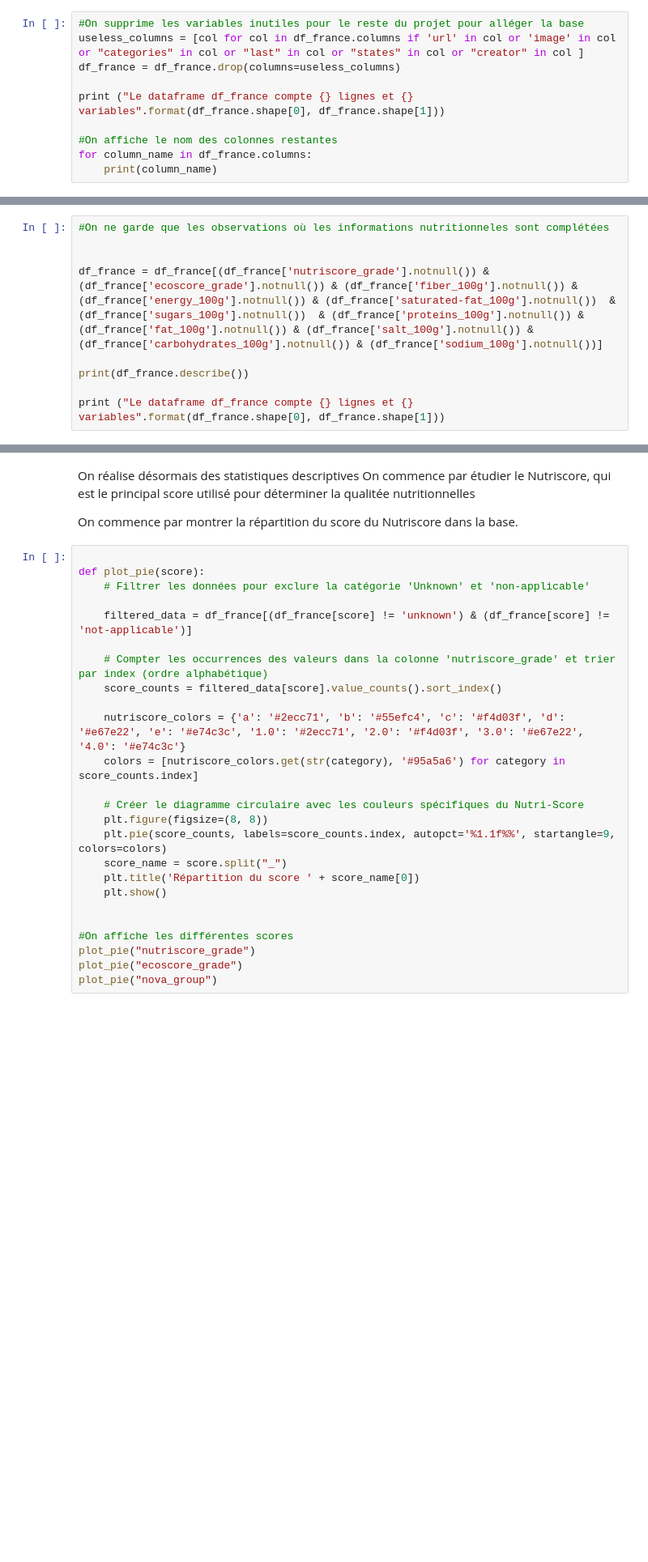
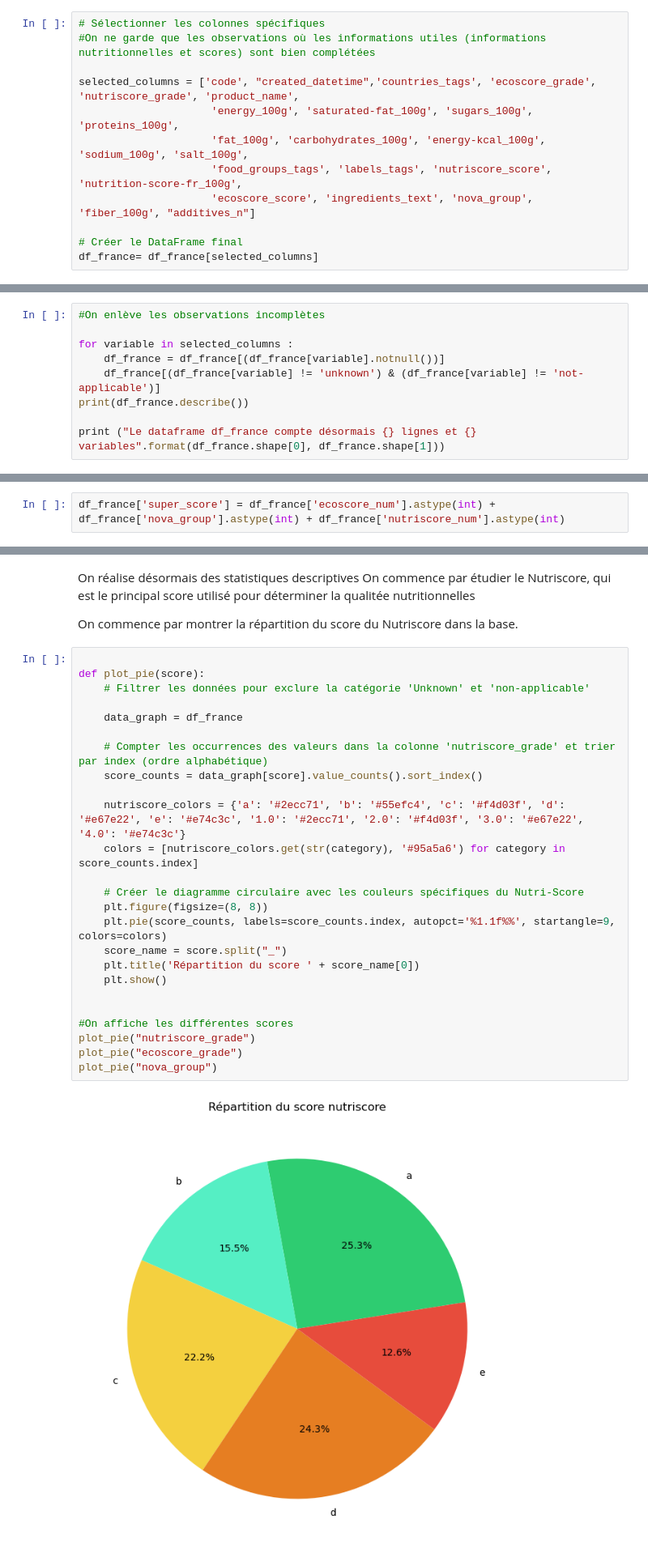
Before and after one commit to ashxivy/Projet-Python-pour-la-data-science, a Jupyter notebook: Le Nutri-Score permet il de bien consommer.ipynb, the cells around one changed output, grey strips where cells are left out. Shown at 81% size. Drawn from its saved outputs; the diff is of its cells as text; blank space fills up the shorter version.

```diff
--- a/Le Nutri-Score permet il de bien consommer.ipynb
+++ b/Le Nutri-Score permet il de bien consommer.ipynb
@@ -152,12 +229,14 @@ for column_name in df_france.columns:
 # %% [markdown]
 On allège de nouveau la base de donnée en enlevant les variables qui ne nous intéressent pas pour la suite (celles qui contiennent des images des produits notamment par exemple et qui consomment beaucoup de place)
-# %%
-#On supprime les variables inutiles pour le reste du projet pour alléger la base
-useless_columns = [col for col in df_france.columns if 'url' in col or 'image' in col or "categories" in col or "last" in col or "states" in col or "creator" in col ]
-df_france = df_france.drop(columns=useless_columns)
-
-print ("Le dataframe df_france compte {} lignes et {} variables".format(df_france.shape[0], df_france.shape[1]))
-
-#On affiche le nom des colonnes restantes
-for column_name in df_france.columns:
-    print(column_name)
+# %%
+# Sélectionner les colonnes spécifiques
+#On ne garde que les observations où les informations utiles (informations nutritionnelles et scores) sont bien complétées
+
+selected_columns = ['code', "created_datetime",'countries_tags', 'ecoscore_grade', 'nutriscore_grade', 'product_name',
+                     'energy_100g', 'saturated-fat_100g', 'sugars_100g', 'proteins_100g',
+                     'fat_100g', 'carbohydrates_100g', 'energy-kcal_100g', 'sodium_100g', 'salt_100g',
+                     'food_groups_tags', 'labels_tags', 'nutriscore_score', 'nutrition-score-fr_100g',
+                     'ecoscore_score', 'ingredients_text', 'nova_group', 'fiber_100g', "additives_n"]
+
+# Créer le DataFrame final
+df_france= df_france[selected_columns]
@@ -164,9 +245,9 @@ for column_name in df_france.columns:
 # %%
-#On ne garde que les observations où les informations nutritionneles sont complétées
+#On enlève les observations incomplètes
 
-
-df_france = df_france[(df_france['nutriscore_grade'].notnull()) & (df_france['ecoscore_grade'].notnull()) & (df_france['fiber_100g'].notnull()) & (df_france['energy_100g'].notnull()) & (df_france['saturated-fat_100g'].notnull())  & (df_france['sugars_100g'].notnull())  & (df_france['proteins_100g'].notnull()) & (df_france['fat_100g'].notnull()) & (df_france['salt_100g'].notnull()) & (df_france['carbohydrates_100g'].notnull()) & (df_france['sodium_100g'].notnull())]
-
+for variable in selected_columns :
+    df_france = df_france[(df_france[variable].notnull())]
+    df_france[(df_france[variable] != 'unknown') & (df_france[variable] != 'not-applicable')]
 print(df_france.describe())
 
-print ("Le dataframe df_france compte {} lignes et {} variables".format(df_france.shape[0], df_france.shape[1]))
+print ("Le dataframe df_france compte désormais {} lignes et {} variables".format(df_france.shape[0], df_france.shape[1]))
@@ -218,3 +331,5 @@ df_france["ecoscore_num"]=df_france['ecoscore_grade'].apply(convertion_num_score
+# %%
+df_france['super_score'] = df_france['ecoscore_num'].astype(int) + df_france['nova_group'].astype(int) + df_france['nutriscore_num'].astype(int)
 # %%
 #On affiche des informations sur la base finale
 
@@ -257,25 +373,27 @@ On commence par montrer la répartition du score du Nutriscore dans la base.
 # %%
 
 def plot_pie(score):
     # Filtrer les données pour exclure la catégorie 'Unknown' et 'non-applicable'
 
-    filtered_data = df_france[(df_france[score] != 'unknown') & (df_france[score] != 'not-applicable')]
+    data_graph = df_france
 
     # Compter les occurrences des valeurs dans la colonne 'nutriscore_grade' et trier par index (ordre alphabétique)
-    score_counts = filtered_data[score].value_counts().sort_index()
+    score_counts = data_graph[score].value_counts().sort_index()
 
     nutriscore_colors = {'a': '#2ecc71', 'b': '#55efc4', 'c': '#f4d03f', 'd': '#e67e22', 'e': '#e74c3c', '1.0': '#2ecc71', '2.0': '#f4d03f', '3.0': '#e67e22', '4.0': '#e74c3c'}
     colors = [nutriscore_colors.get(str(category), '#95a5a6') for category in score_counts.index]
 
     # Créer le diagramme circulaire avec les couleurs spécifiques du Nutri-Score
     plt.figure(figsize=(8, 8))
     plt.pie(score_counts, labels=score_counts.index, autopct='%1.1f%%', startangle=9, colors=colors)
     score_name = score.split("_")
     plt.title('Répartition du score ' + score_name[0])
     plt.show()
 
 
 #On affiche les différentes scores
 plot_pie("nutriscore_grade")
 plot_pie("ecoscore_grade")
 plot_pie("nova_group")
+# %% [output]
+[figure, added]
```
Also changed, not shown: parts of 55 cells of this notebook.
